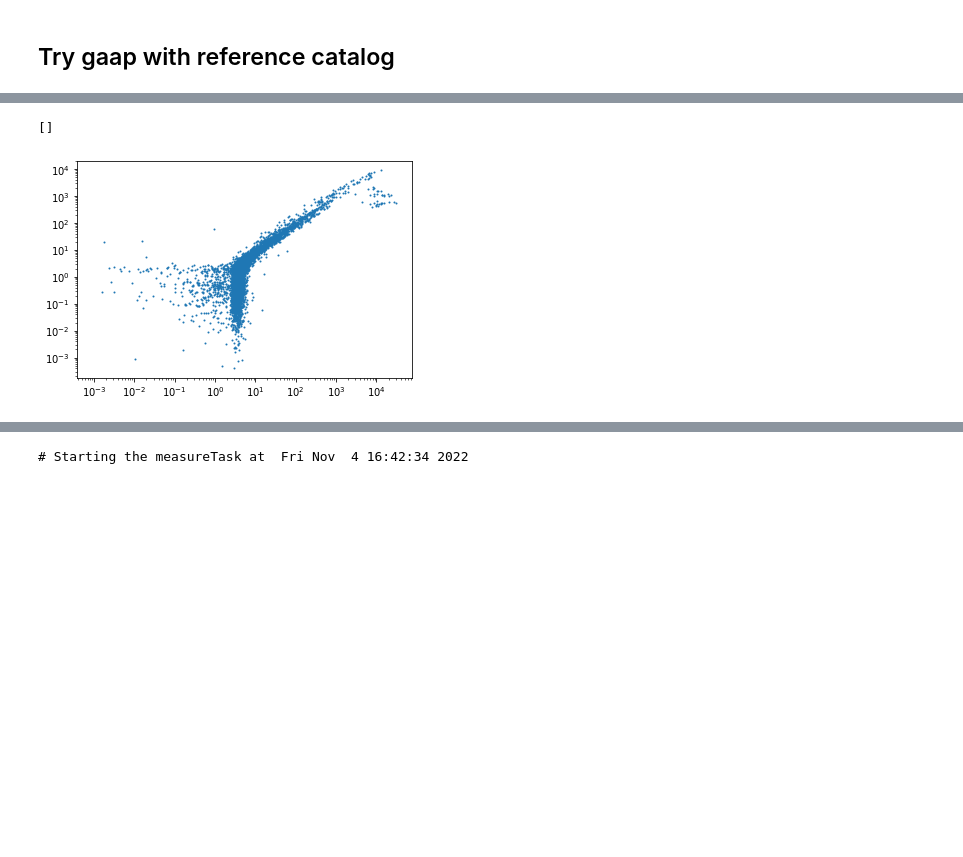
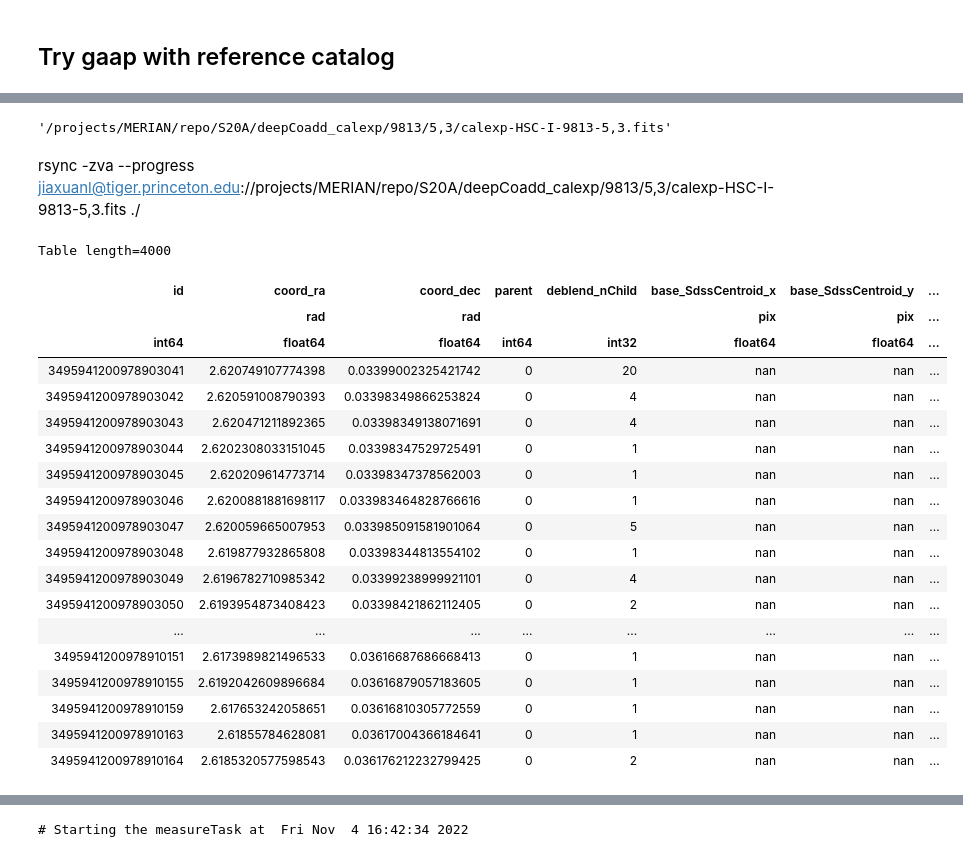
Before and after one commit to MerianSurvey/lambo, a Jupyter notebook: notebooks/hsc_gaap/RC2_x_Merian_gaap.ipynb, the cells around one changed output, grey strips where cells are left out. Cells and saved outputs as stored; diff of their text form; code cells hidden in the pictures; blank space fills up the shorter version.

```diff
--- a/notebooks/hsc_gaap/RC2_x_Merian_gaap.ipynb
+++ b/notebooks/hsc_gaap/RC2_x_Merian_gaap.ipynb
@@ -44,15 +44,15 @@ refExposure = butler.get(
     skymap='hsc_rings_v1',
 )
 
-# refCatInBand = butler.get(
-#     'deepCoadd_ref',
-#     collections='DECam/runs/merian/dr1_wide',
-#     dataId=dataId,
-#     instrument='DECam',
-#     skymap='hsc_rings_v1',
-# )[:4000]
+refCatInBand = butler.get(
+    'deepCoadd_ref',
+    collections='DECam/runs/merian/dr1_wide',
+    dataId=dataId,
+    instrument='DECam',
+    skymap='hsc_rings_v1',
+)[:4000]
 
-refCatInBand = lsst.afw.table.SourceCatalog.readFits(
-    '/projects/MERIAN/repo/S20A/deepCoadd_calexp/9813/5,3/deblendedFlux-HSC-G-9813-5,3.fits')
+# refCatInBand = lsst.afw.table.SourceCatalog.readFits(
+#     '/projects/MERIAN/repo/S20A/deepCoadd_calexp/9813/5,3/deblendedFlux-HSC-G-9813-5,3.fits')
 
 expID = dict(tract=tract, patch=patch, band=filt, skymap='hsc_rings_v1')
@@ -115,6 +74,6 @@ Cannot aperture correct ext_gaap_GaapFlux_1_15x_PsfFlux because could not find e
-# %%
-plt.scatter(refCat.asAstropy()['base_PsfFlux_instFlux'].data, cat2['base_PsfFlux_instFlux'].data, s=1)
-plt.loglog()
-# %% [output]
-[]
-[figure, removed]
+# %%
+f"/projects/MERIAN/repo/S20A/deepCoadd_calexp/9813/{patch_old}/calexp-HSC-I-{tract}-{patch_old}.fits"
+# %% [output]
+'/projects/MERIAN/repo/S20A/deepCoadd_calexp/9813/5,3/calexp-HSC-I-9813-5,3.fits'
+# %% [markdown]
+rsync -zva --progress jiaxuanl@tiger.princeton.edu://projects/MERIAN/repo/S20A/deepCoadd_calexp/9813/5,3/calexp-HSC-I-9813-5,3.fits ./
@@ -120,0 +102,23 @@ plt.loglog()
+# %%
+measCat.asAstropy()
+# %% [output]
+Table length=4000
+| id | coord_ra | coord_dec | parent | deblend_nChild | base_SdssCentroid_x | base_SdssCentroid_y | ... |
+|  | rad | rad |  |  | pix | pix | ... |
+| int64 | float64 | float64 | int64 | int32 | float64 | float64 | ... |
+| 3495941200978903041 | 2.620749107774398 | 0.03399002325421742 | 0 | 20 | nan | nan | ... |
+| 3495941200978903042 | 2.620591008790393 | 0.03398349866253824 | 0 | 4 | nan | nan | ... |
+| 3495941200978903043 | 2.620471211892365 | 0.03398349138071691 | 0 | 4 | nan | nan | ... |
+| 3495941200978903044 | 2.6202308033151045 | 0.03398347529725491 | 0 | 1 | nan | nan | ... |
+| 3495941200978903045 | 2.620209614773714 | 0.03398347378562003 | 0 | 1 | nan | nan | ... |
+| 3495941200978903046 | 2.6200881881698117 | 0.033983464828766616 | 0 | 1 | nan | nan | ... |
+| 3495941200978903047 | 2.620059665007953 | 0.033985091581901064 | 0 | 5 | nan | nan | ... |
+| 3495941200978903048 | 2.619877932865808 | 0.03398344813554102 | 0 | 1 | nan | nan | ... |
+| 3495941200978903049 | 2.6196782710985342 | 0.03399238999921101 | 0 | 4 | nan | nan | ... |
+| 3495941200978903050 | 2.6193954873408423 | 0.03398421862112405 | 0 | 2 | nan | nan | ... |
+| ... | ... | ... | ... | ... | ... | ... | ... |
+| 3495941200978910151 | 2.6173989821496533 | 0.03616687686668413 | 0 | 1 | nan | nan | ... |
+| 3495941200978910155 | 2.6192042609896684 | 0.03616879057183605 | 0 | 1 | nan | nan | ... |
+| 3495941200978910159 | 2.617653242058651 | 0.03616810305772559 | 0 | 1 | nan | nan | ... |
+| 3495941200978910163 | 2.61855784628081 | 0.03617004366184641 | 0 | 1 | nan | nan | ... |
+| 3495941200978910164 | 2.6185320577598543 | 0.036176212232799425 | 0 | 2 | nan | nan | ... |
```
Also changed, not shown: parts of 17 cells of this notebook, 2 other files.
